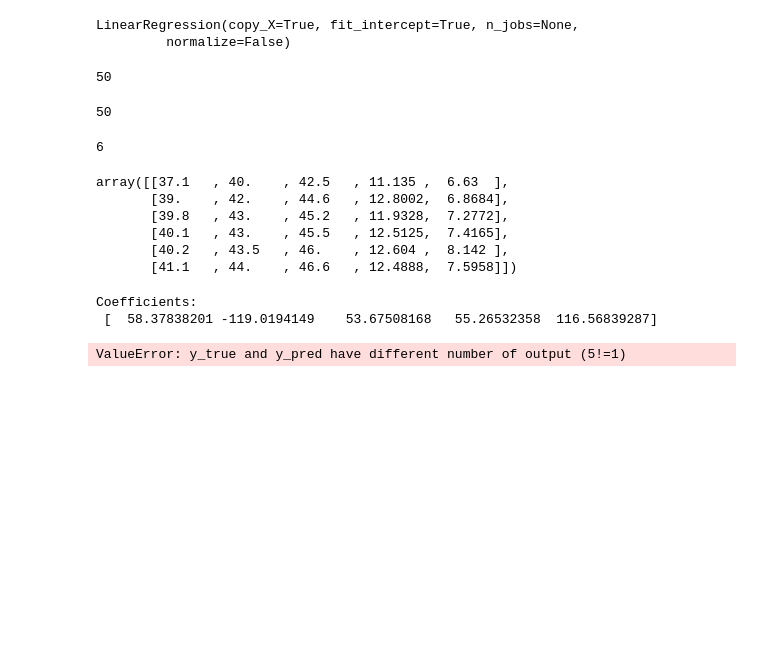
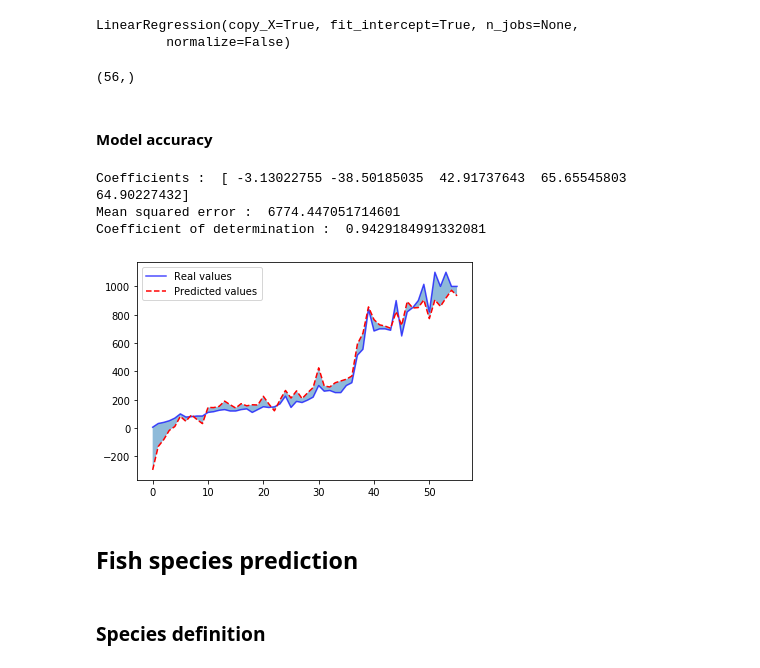
Before and after one commit to NicolasLacroix/data-representation, a Jupyter notebook: notebooks/fish_market.ipynb, the cells around one changed output. Cells and saved outputs as stored; diff of their text form; code cells hidden in the pictures; blank space fills up the shorter version.

```diff
--- a/notebooks/fish_market.ipynb
+++ b/notebooks/fish_market.ipynb
@@ -98,50 +106,38 @@ Name: Weight, dtype: float64
 # %%
 regr = linear_model.LinearRegression()
-regr.fit(training_data[:BATCH_SIZE].to_numpy(), target_data[:BATCH_SIZE].to_numpy())
+regr.fit(training_data.values, target_data.values)
 # %% [output]
 LinearRegression(copy_X=True, fit_intercept=True, n_jobs=None,
          normalize=False)
-# %%
-training_data[:BATCH_SIZE].to_numpy().shape[0]
-# %% [output]
-50
-# %%
-target_data[:BATCH_SIZE].to_numpy().shape[0]
-# %% [output]
-50
 # %%
-prediction = regr.predict(training_data[BATCH_SIZE:].to_numpy())
-prediction
+prediction = regr.predict(training_data)
+prediction.shape
 # %% [output]
-6
+(56,)
-# %%
-training_data[BATCH_SIZE:].to_numpy()
-# %% [output]
-array([[37.1   , 40.    , 42.5   , 11.135 ,  6.63  ],
-       [39.    , 42.    , 44.6   , 12.8002,  6.8684],
-       [39.8   , 43.    , 45.2   , 11.9328,  7.2772],
-       [40.1   , 43.    , 45.5   , 12.5125,  7.4165],
-       [40.2   , 43.5   , 46.    , 12.604 ,  8.142 ],
-       [41.1   , 44.    , 46.6   , 12.4888,  7.5958]])
+# %% [markdown]
+#### Model accuracy
 # %%
 # The coefficients
-print('Coefficients: \n', regr.coef_)
+print('Coefficients : ', regr.coef_)
 # The mean squared error
-print('Mean squared error: %.2f'
-      % mean_squared_error(training_data[BATCH_SIZE:].to_numpy(), prediction))
+print('Mean squared error : ', mean_squared_error(target_data.values, prediction))
 # The coefficient of determination: 1 is perfect prediction
-print('Coefficient of determination: %.2f'
-      % r2_score(training_data[BATCH_SIZE:].to_numpy(), prediction))
-
-# Plot outputs
-plt.scatter(training_data[:BATCH_SIZE].to_numpy(), target_data[:BATCH_SIZE].to_numpy(),  color='black')
-plt.plot(training_data[BATCH_SIZE:].to_numpy(), prediction, color='blue', linewidth=3)
-
-plt.xticks(())
-plt.yticks(())
-
-plt.show()
+print('Coefficient of determination : ',r2_score(target_data.values, prediction))
 # %% [output]
-Coefficients:
- [  58.37838201 -119.0194149    53.67508168   55.26532358  116.56839287]
+Coefficients :  [ -3.13022755 -38.50185035  42.91737643  65.65545803  64.90227432]
+Mean squared error :  6774.447051714601
+Coefficient of determination :  0.9429184991332081
-ValueError: y_true and y_pred have different number of output (5!=1)
+# %%
+x = np.arange(training_data['Length1'].values.size)
+
+plt.plot(x, target_data, color='blue', alpha=0.7, label='Real values')
+plt.plot(x, prediction, color='red', linestyle="--", label='Predicted values')
+plt.fill_between(x, target_data, prediction, alpha=0.5)
+plt.legend()
+plt.show()
+# %% [output]
+[figure, added]
+# %% [markdown]
+## Fish species prediction
+# %% [markdown]
+### Species definition
```
Also changed, not shown: parts of 20 cells of this notebook.
